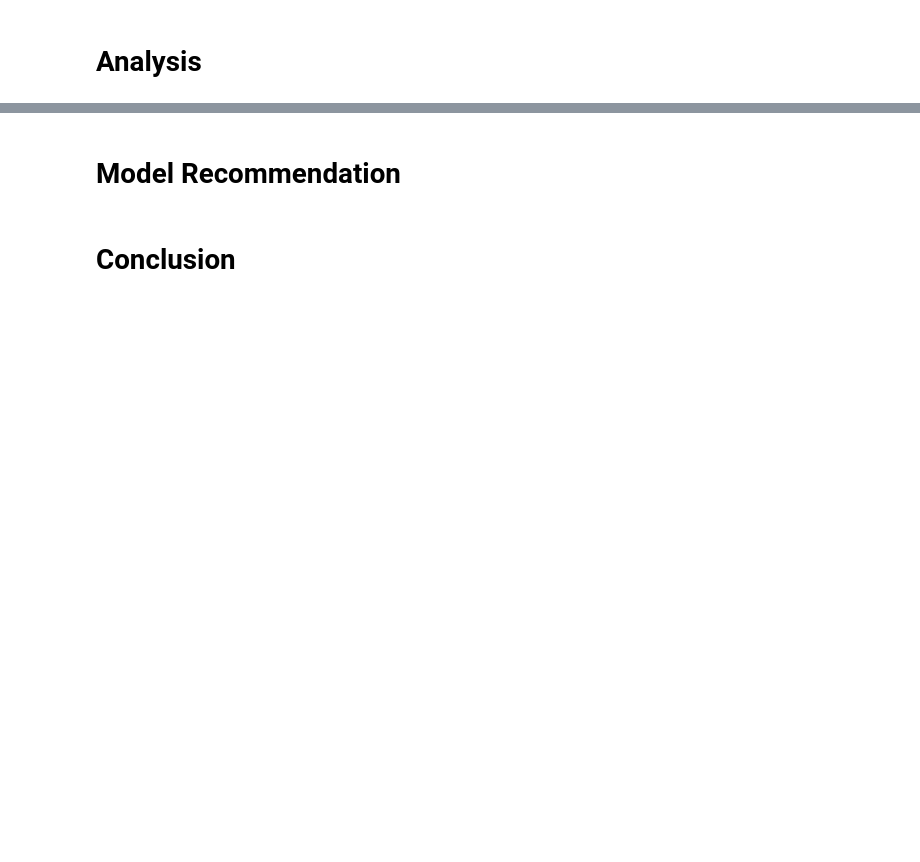
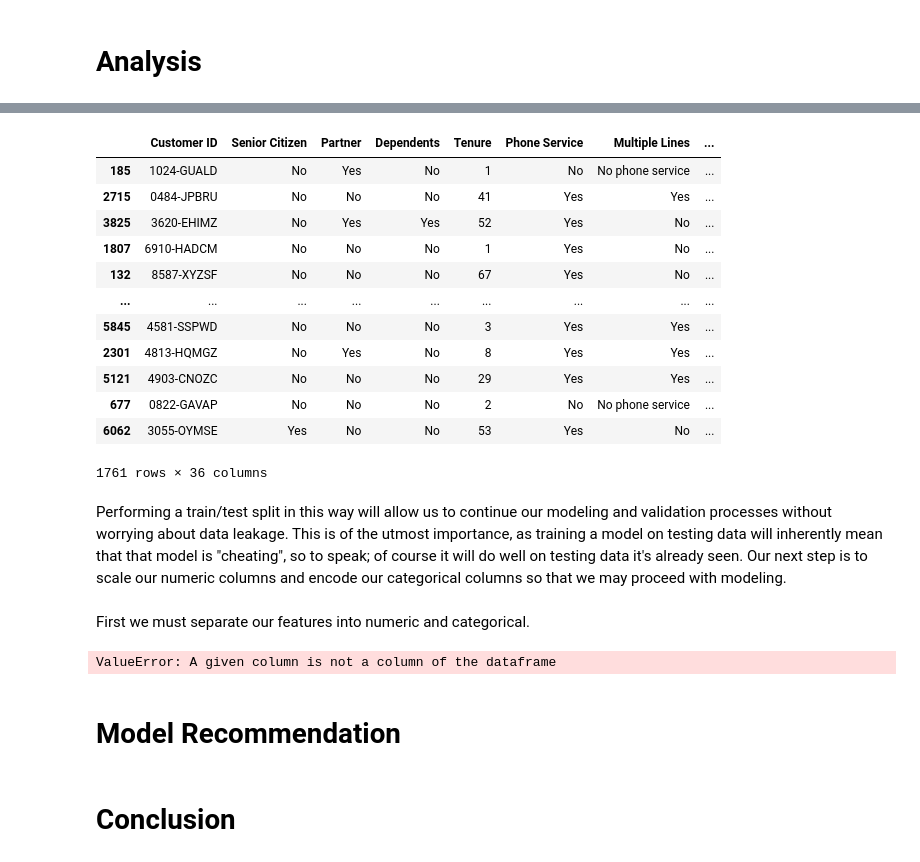
Before and after one commit to falloutb1tch/ChurnBackTime, a Jupyter notebook: Final.ipynb, the cells around one changed output, grey strips where cells are left out. Drawn from its saved outputs; the diff is of its cells as text; code cells hidden in the pictures; blank space fills up the shorter version.

```diff
--- a/Final.ipynb
+++ b/Final.ipynb
@@ -410,0 +462,20 @@ As we can see, our several dataframes have been stitched into one workable dataf
+# %%
+X_test
+# %% [output]
+|  | Customer ID | Senior Citizen | Partner | Dependents | Tenure | Phone Service | Multiple Lines | ... |
+| 185 | 1024-GUALD | No | Yes | No | 1 | No | No phone service | ... |
+| 2715 | 0484-JPBRU | No | No | No | 41 | Yes | Yes | ... |
+| 3825 | 3620-EHIMZ | No | Yes | Yes | 52 | Yes | No | ... |
+| 1807 | 6910-HADCM | No | No | No | 1 | Yes | No | ... |
+| 132 | 8587-XYZSF | No | No | No | 67 | Yes | No | ... |
+| ... | ... | ... | ... | ... | ... | ... | ... | ... |
+| 5845 | 4581-SSPWD | No | No | No | 3 | Yes | Yes | ... |
+| 2301 | 4813-HQMGZ | No | Yes | No | 8 | Yes | Yes | ... |
+| 5121 | 4903-CNOZC | No | No | No | 29 | Yes | Yes | ... |
+| 677 | 0822-GAVAP | No | No | No | 2 | No | No phone service | ... |
+| 6062 | 3055-OYMSE | Yes | No | No | 53 | Yes | No | ... |
+1761 rows × 36 columns
+# %% [markdown]
+Performing a train/test split in this way will allow us to continue our modeling and validation processes without worrying about data leakage. This is of the utmost importance, as training a model on testing data will inherently mean that that model is "cheating", so to speak; of course it will do well on testing data it's already seen. Our next step is to scale our numeric columns and encode our categorical columns so that we may proceed with modeling.
+# %% [markdown]
+First we must separate our features into numeric and categorical.
@@ -411,3 +492,7 @@ As we can see, our several dataframes have been stitched into one workable dataf
+# %%
+standard_pipeline.fit_transform(X_train)
+# %% [output]
+ValueError: A given column is not a column of the dataframe
 # %% [markdown]
 # Model Recommendation
 # %% [markdown]
```
Also changed, not shown: parts of 16 cells of this notebook.
